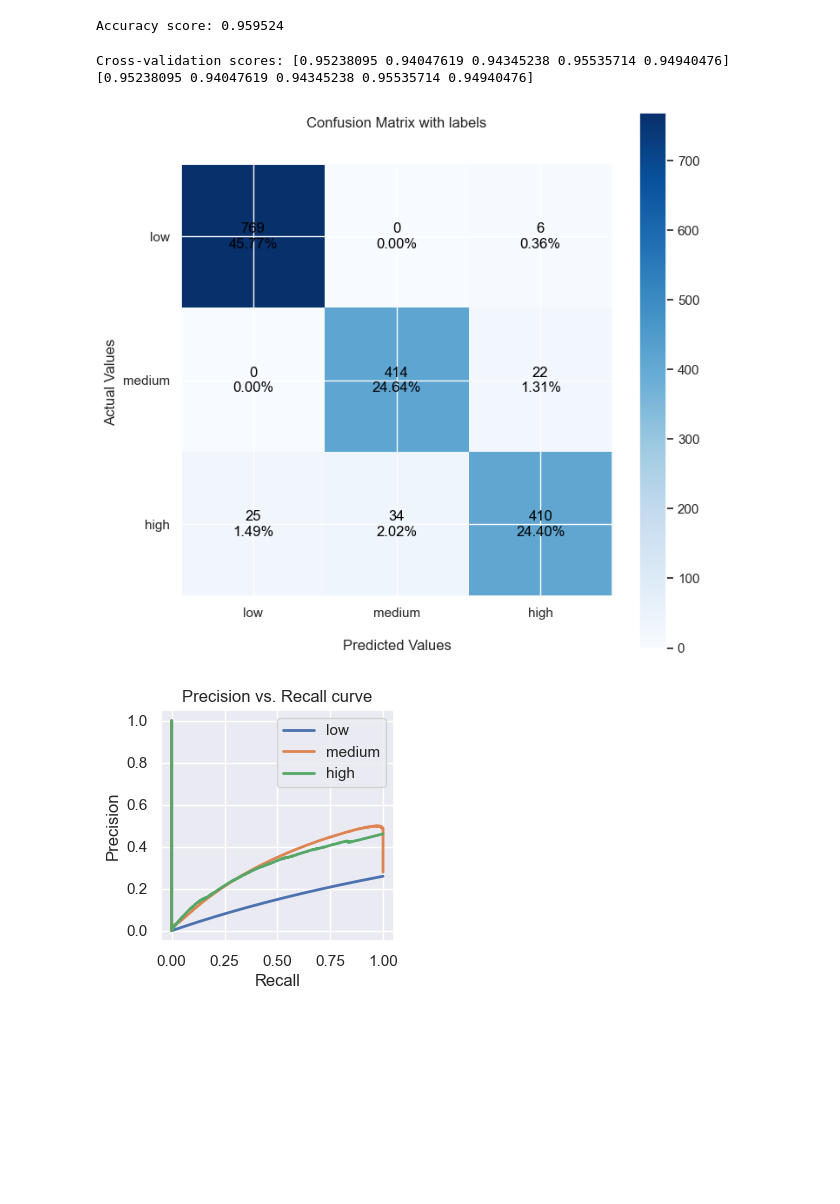
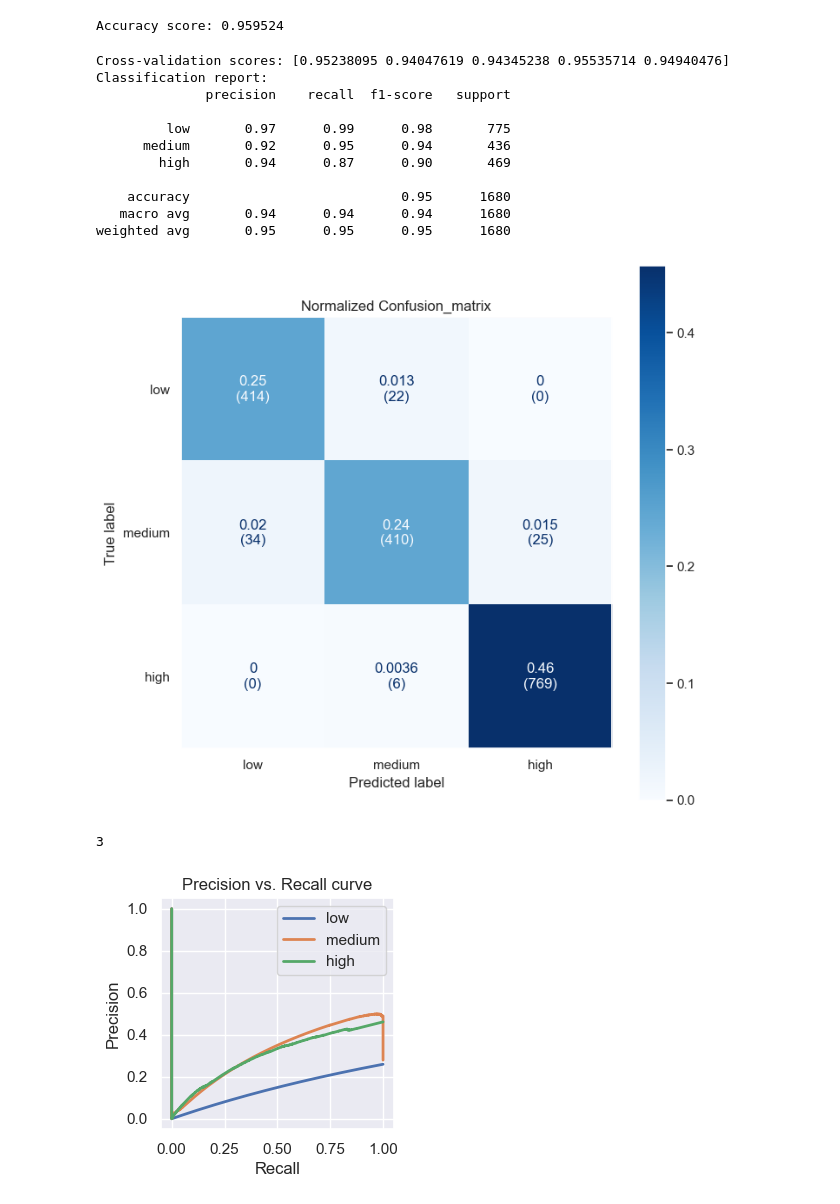
Before and after one commit to Chin-Wai-Yee/AIT_assignment, a Jupyter notebook: G37.ipynb, the cells around one changed output. Saved outputs shown, nothing was run; the diff lists cells and outputs as text; code cells hidden in the pictures; blank space fills up the shorter version.

```diff
--- a/G37.ipynb
+++ b/G37.ipynb
@@ -408,8 +412,9 @@ def showRocCurve(X_set, y_set, model, classes):
 ## Random Forest
 # %%
 from sklearn.ensemble import RandomForestClassifier
+from sklearn.multiclass import OneVsRestClassifier
 
-forest_classifier = RandomForestClassifier(n_estimators=100, random_state=seed)
+forest_classifier = OneVsRestClassifier(RandomForestClassifier(n_estimators=100, random_state=seed))
 
 # Train the model
 forest_classifier.fit(X_train, y_train)
@@ -491,10 +480,9 @@ showRocCurve(X_train, y_train, forest_classifier, classes)
 ## SGD
 # %%
 from sklearn.linear_model import SGDClassifier
-from sklearn.metrics import accuracy_score
 
 # create model
-sgd_classifier = SGDClassifier(loss="log_loss", random_state = seed, tol=None)
+sgd_classifier = OneVsRestClassifier(SGDClassifier(loss="log_loss", random_state = seed, tol=None))
 
 # training
 sgd_classifier.fit(X_train, y_train)
@@ -537,18 +541,28 @@ Accuracy score: 0.959524
 # %%
 # Cross validation
 from sklearn.model_selection import cross_val_predict, cross_val_score
 cv_score = cross_val_score(logistic_regression_classification, X_train, y_train, cv=cv_count, scoring="accuracy")
 cv_pred = cross_val_predict (logistic_regression_classification, X_train, y_train, cv=cv_count)
-print(f"Cross-validation scores: {cv_score}", cv_score)
-cm = confusion_matrix(y_train, cv_pred)
-showConfusionMatirx(cm)
+print(f"Cross-validation scores: {cv_score}")
+showConfusionMatirx(y_train, cv_pred, class_labels)
 # %% [output]
-Cross-validation scores: [0.95238095 0.94047619 0.94345238 0.95535714 0.94940476] [0.95238095 0.94047619 0.94345238 0.95535714 0.94940476]
+Cross-validation scores: [0.95238095 0.94047619 0.94345238 0.95535714 0.94940476]
+Classification report:
+              precision    recall  f1-score   support
+
+         low       0.97      0.99      0.98       775
+      medium       0.92      0.95      0.94       436
+        high       0.94      0.87      0.90       469
+
+    accuracy                           0.95      1680
+   macro avg       0.94      0.94      0.94      1680
+weighted avg       0.95      0.95      0.95      1680
-[figure, old version]
+[figure, new version]
 # %%
 # Precision recall curve
-showPrecisionRecall(X_train, y_train, logistic_regression_classification, classes)
+showPrecisionRecall(logistic_regression_classification, X_train, y_train, class_labels)
 # %% [output]
+3
 [figure]
 # %%
 # Show ROC curve
```
Also changed, not shown: parts of 20 cells of this notebook.
